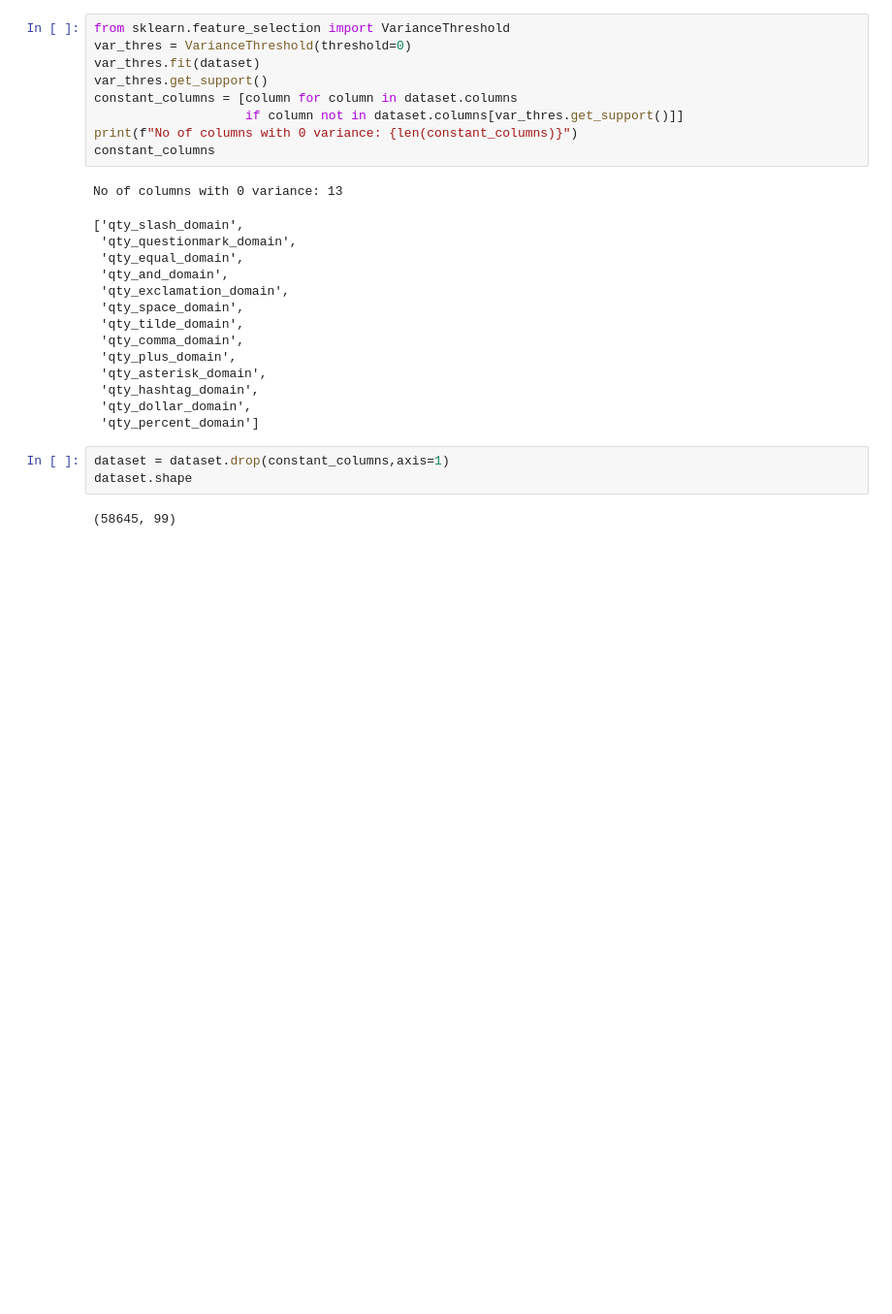
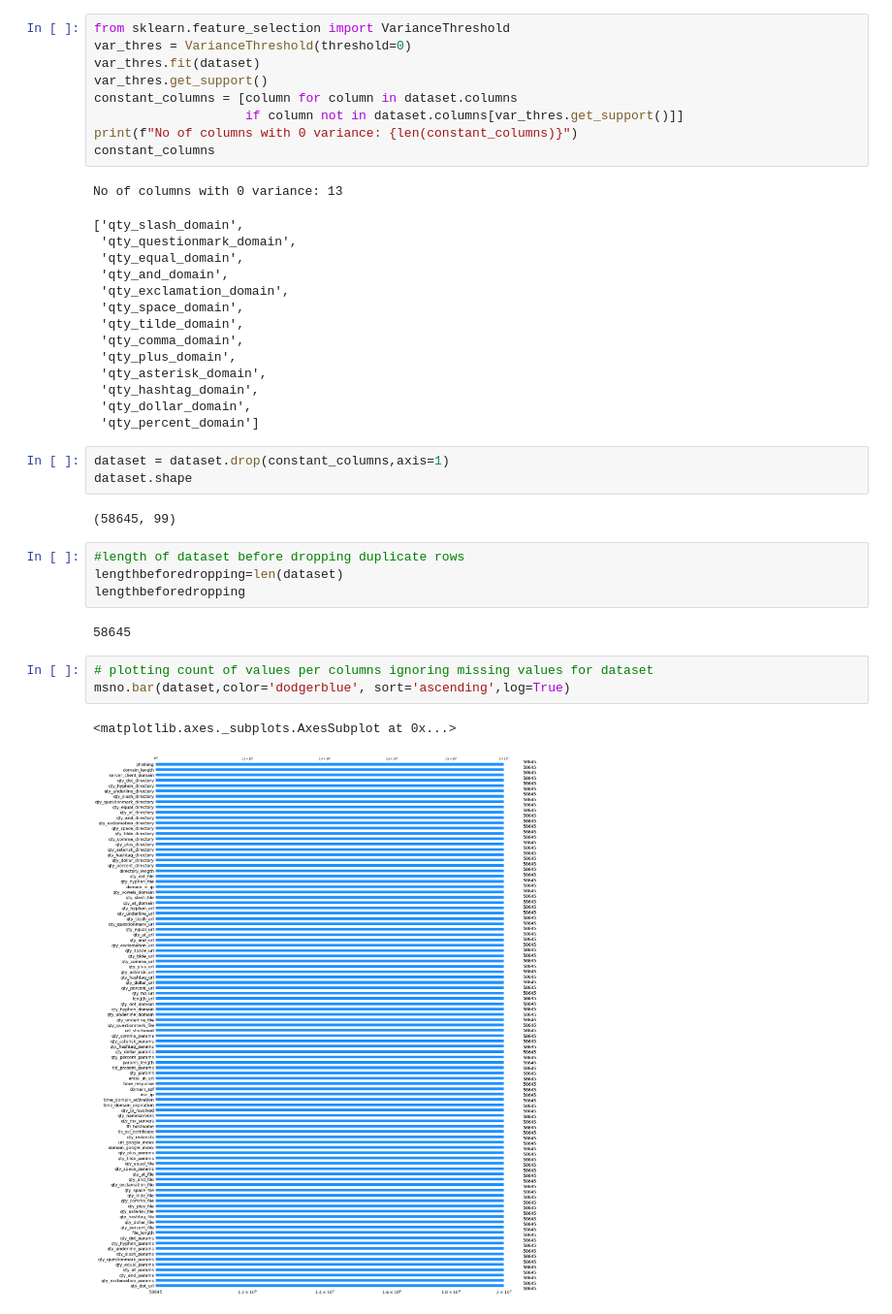
Before and after one commit to Tanya-11/cmpe255-TermProject, a Jupyter notebook: 255Final.ipynb, the cells around one changed output. Shown at 97% size. Drawn from its saved outputs; the diff is of its cells as text; blank space fills up the shorter version.

```diff
--- a/255Final.ipynb
+++ b/255Final.ipynb
@@ -118,3 +118,15 @@ dataset = dataset.drop(constant_columns,axis=1)
 dataset.shape
 # %% [output]
 (58645, 99)
+# %%
+#length of dataset before dropping duplicate rows
+lengthbeforedropping=len(dataset)
+lengthbeforedropping
+# %% [output]
+58645
+# %%
+# plotting count of values per columns ignoring missing values for dataset
+msno.bar(dataset,color='dodgerblue', sort='ascending',log=True)
+# %% [output]
+<matplotlib.axes._subplots.AxesSubplot at 0x...>
+[figure, added]
```
Also changed, not shown: parts of 2 cells of this notebook, 1 other file.
